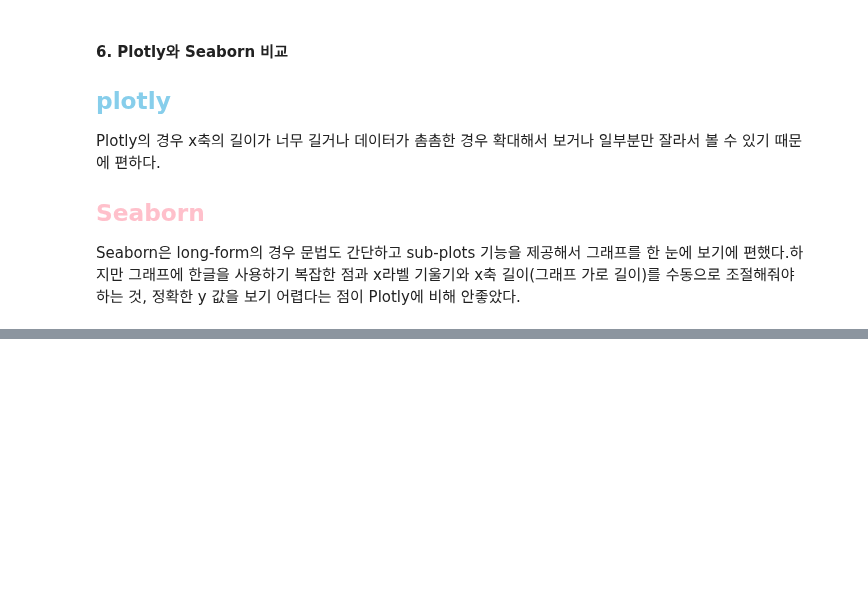
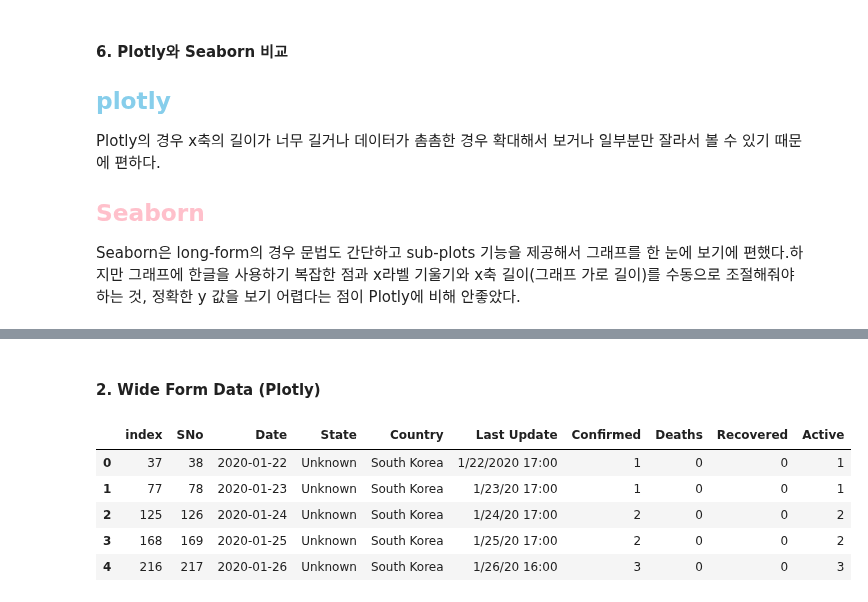
Before and after one commit to hihiroo/BigData, a Jupyter notebook: pbl3/Covid-19.ipynb, the cells around one changed output, grey strips where cells are left out. Drawn from its saved outputs; the diff is of its cells as text; code cells hidden in the pictures; blank space fills up the shorter version.

```diff
--- a/pbl3/Covid-19.ipynb
+++ b/pbl3/Covid-19.ipynb
@@ -162,0 +235,12 @@ Seaborn은 long-form의 경우 문법도 간단하고 sub-plots 기능을 제공
+# %% [markdown]
+#### 2. Wide Form Data (Plotly)
+# %%
+df_Korea = df[(df['Country'] == 'South Korea') ].reset_index()
+df_Korea.head()
+# %% [output]
+|  | index | SNo | Date | State | Country | Last Update | Confirmed | Deaths | Recovered | Active |
+| 0 | 37 | 38 | 2020-01-22 | Unknown | South Korea | 1/22/2020 17:00 | 1 | 0 | 0 | 1 |
+| 1 | 77 | 78 | 2020-01-23 | Unknown | South Korea | 1/23/20 17:00 | 1 | 0 | 0 | 1 |
+| 2 | 125 | 126 | 2020-01-24 | Unknown | South Korea | 1/24/20 17:00 | 2 | 0 | 0 | 2 |
+| 3 | 168 | 169 | 2020-01-25 | Unknown | South Korea | 1/25/20 17:00 | 2 | 0 | 0 | 2 |
+| 4 | 216 | 217 | 2020-01-26 | Unknown | South Korea | 1/26/20 16:00 | 3 | 0 | 0 | 3 |
```
Also changed, not shown: parts of 9 cells of this notebook.
